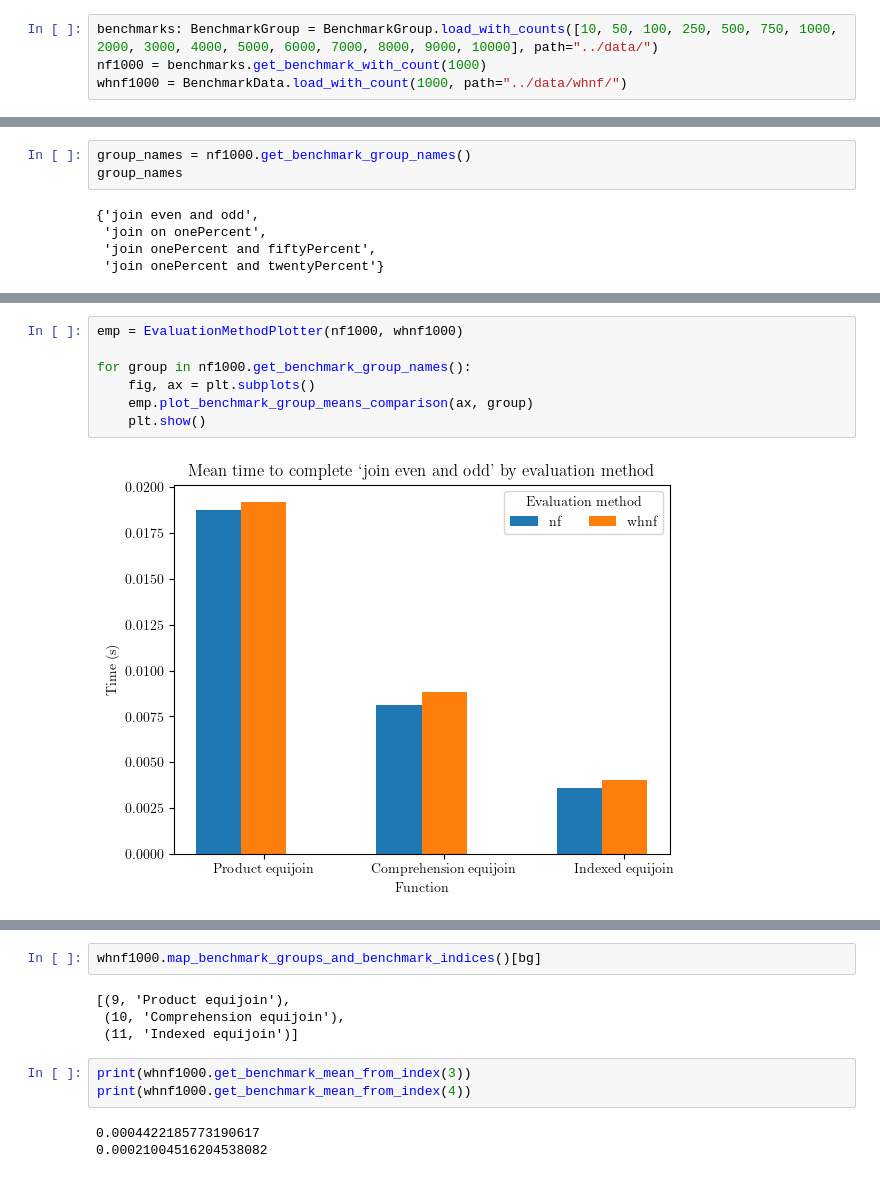
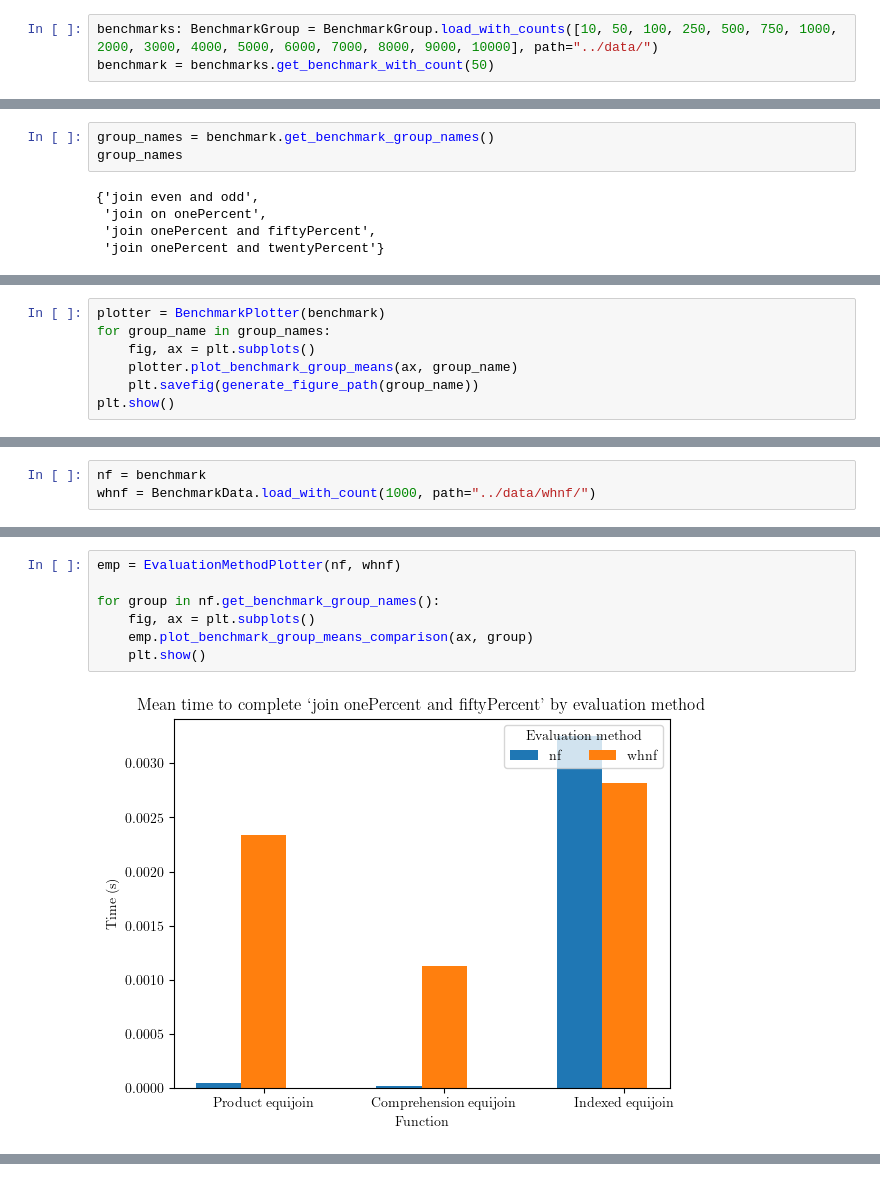
Before and after one commit to MatBon01/joinbench, a Jupyter notebook: analysis/joinbench.ipynb, the cells around one changed output, grey strips where cells are left out. Saved outputs shown, nothing was run; the diff lists cells and outputs as text.

Commit message:
Reorganise graphs and data

```diff
--- a/analysis/joinbench.ipynb
+++ b/analysis/joinbench.ipynb
@@ -32,5 +33,4 @@ def get_data_with_tuple_count(count: int) -> BenchmarkData:
 # %%
 benchmarks: BenchmarkGroup = BenchmarkGroup.load_with_counts([10, 50, 100, 250, 500, 750, 1000, 2000, 3000, 4000, 5000, 6000, 7000, 8000, 9000, 10000], path="../data/")
-nf1000 = benchmarks.get_benchmark_with_count(1000)
-whnf1000 = BenchmarkData.load_with_count(1000, path="../data/whnf/")
+benchmark = benchmarks.get_benchmark_with_count(50)
 # %%
@@ -50,7 +50,7 @@ names
  'join even and odd/Comprehension equijoin',
  'join even and odd/Indexed equijoin']
 # %%
-group_names = nf1000.get_benchmark_group_names()
+group_names = benchmark.get_benchmark_group_names()
 group_names
 # %% [output]
 {'join even and odd',
@@ -80,0 +81,7 @@ nf1000.get_benchmark_mean_from_index(0)
+# %%
+plotter = BenchmarkPlotter(benchmark)
+for group_name in group_names:
+    fig, ax = plt.subplots()
+    plotter.plot_benchmark_group_means(ax, group_name)
+    plt.savefig(generate_figure_path(group_name))
+plt.show()
@@ -81 +99,4 @@ nf1000.get_benchmark_mean_from_index(0)
+# %%
+nf = benchmark
+whnf = BenchmarkData.load_with_count(1000, path="../data/whnf/")
 # %%
@@ -101,9 +110,9 @@ plt.show()
 # %%
-emp = EvaluationMethodPlotter(nf1000, whnf1000)
+emp = EvaluationMethodPlotter(nf, whnf)
 
-for group in nf1000.get_benchmark_group_names():
+for group in nf.get_benchmark_group_names():
     fig, ax = plt.subplots()
     emp.plot_benchmark_group_means_comparison(ax, group)
     plt.show()
 # %% [output]
-[figure, old version]
+[figure, new version]
@@ -113,12 +121,0 @@ for group in nf1000.get_benchmark_group_names():
-# %%
-whnf1000.map_benchmark_groups_and_benchmark_indices()[bg]
-# %% [output]
-[(9, 'Product equijoin'),
- (10, 'Comprehension equijoin'),
- (11, 'Indexed equijoin')]
-# %%
-print(whnf1000.get_benchmark_mean_from_index(3))
-print(whnf1000.get_benchmark_mean_from_index(4))
-# %% [output]
-0.0004422185773190617
-0.00021004516204538082
```
Also changed, not shown: parts of 17 cells of this notebook, 8 other files.
